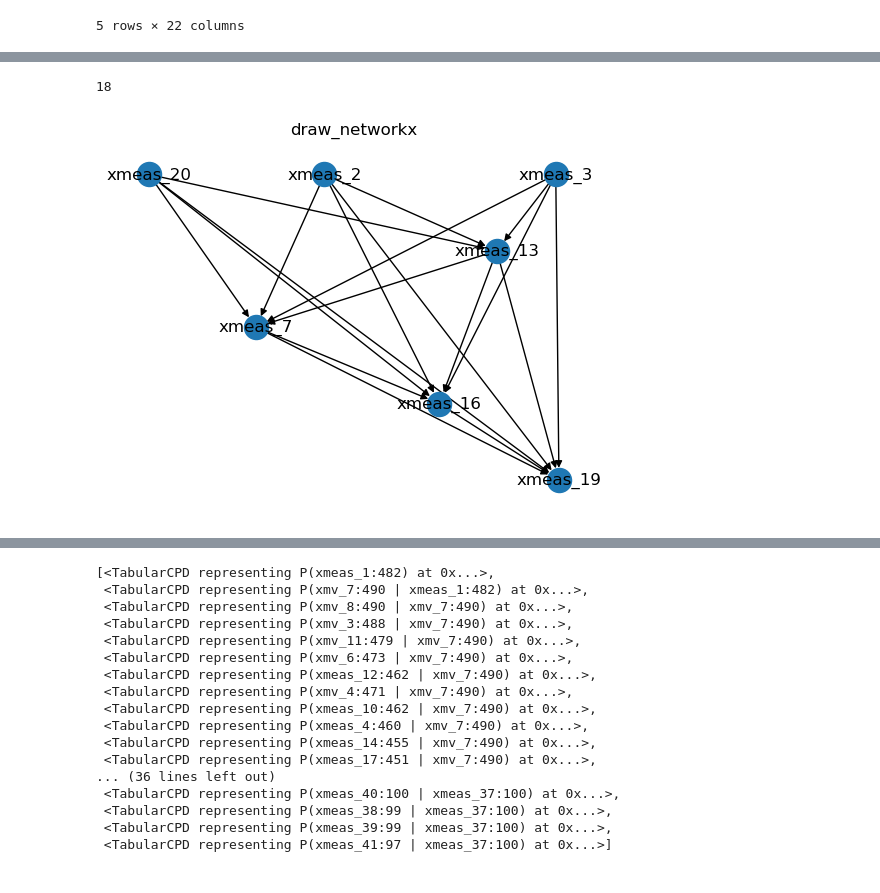
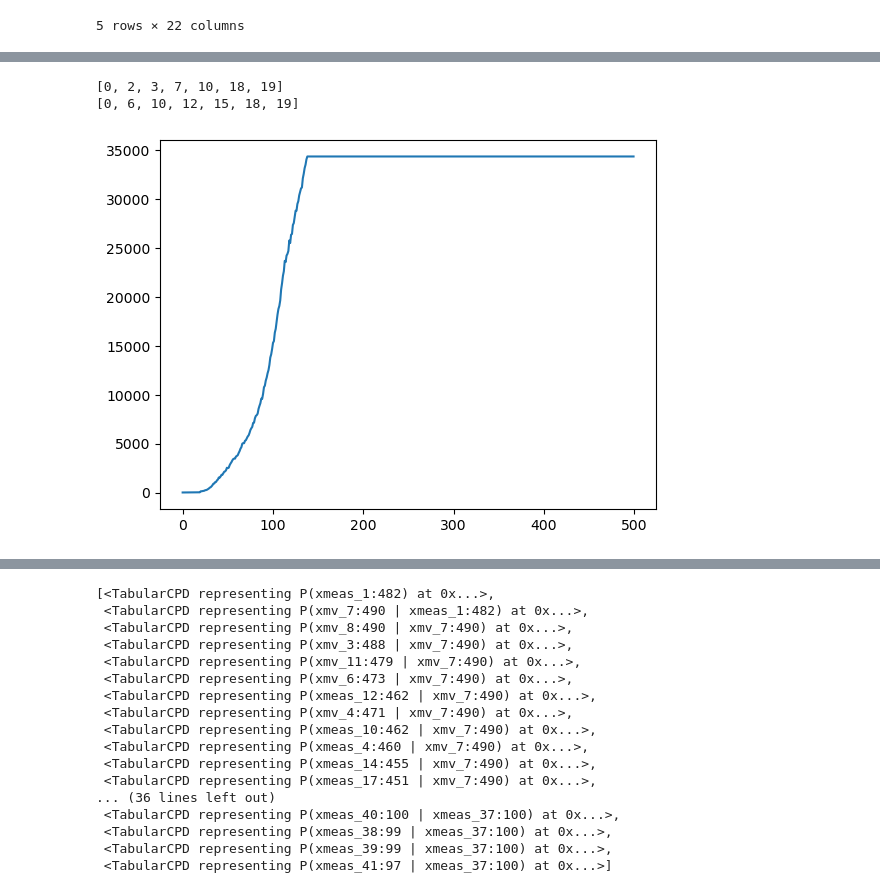
Before and after one commit to oubo2/PhD, a Jupyter notebook: unravel/Analyse_data.ipynb, the cells around one changed output, grey strips where cells are left out. Drawn from its saved outputs; the diff is of its cells as text; code cells hidden in the pictures.

```diff
--- a/unravel/Analyse_data.ipynb
+++ b/unravel/Analyse_data.ipynb
@@ -241,28 +174,21 @@ plt.savefig('nx_test.png')
-# %%
-df = train_normal[train_normal.simulationRun==1].iloc[:,3:25]
-num_bins = 10
-for col in list(df.columns):
-    df[col] = pd.cut(df[col], bins=num_bins, labels=False)
-
-# learn graph structure
-est = HillClimbSearch(df[variables])
-best_model = est.estimate(max_iter=100)
-print(len(best_model.edges()))
-"""nx.draw_networkx(
-    best_model, with_labels=True, arrowsize=30, node_size=800, alpha=0.3, font_weight="bold"
-)
-plt.show()"""
-
-# write dot file to use with graphviz
-# run "dot -Tpng test.dot >test.png"
-write_dot(best_model,'test.dot')
-
-# same layout using matplotlib with no labels
-plt.title('draw_networkx')
-pos =graphviz_layout(best_model, prog='dot')
-nx.draw(best_model, pos, with_labels=True, arrows=True)
-plt.savefig('nx_test.png')
-# %% [output]
-18
-[figure, removed]
+# %%
+x2 = train_faulty[(train_faulty.simulationRun==1) & (train_faulty.faultNumber==6)].iloc[:,3:25]
+
+hotelling = HotellingT2().fit(df_train_normal)
+t2_scores = hotelling.score_samples(x2)
+plt.plot(t2_scores)
+
+myt_dec = MYTDecomposition(hotelling)
+uncond_t2_terms = myt_dec.unconditional_t2_terms(x2)
+uncond_ucl = myt_dec.ucl_unconditional_terms()
+cond_t2_terms = myt_dec.conditional_t2_terms(x2)
+cond_ucl = myt_dec.ucl_conditional_terms()
+# condition yields less variables, so use condition for now
+variables = MCTvariables(cond_t2_terms, t2_scores)
+print(MCTvariables(cond_t2_terms, t2_scores))
+print(MCTvariables(uncond_t2_terms, t2_scores))
+# %% [output]
+[0, 2, 3, 7, 10, 18, 19]
+[0, 6, 10, 12, 15, 18, 19]
+[figure, added]
 # %%
```
Also changed, not shown: parts of 18 cells of this notebook, 3 other files.
